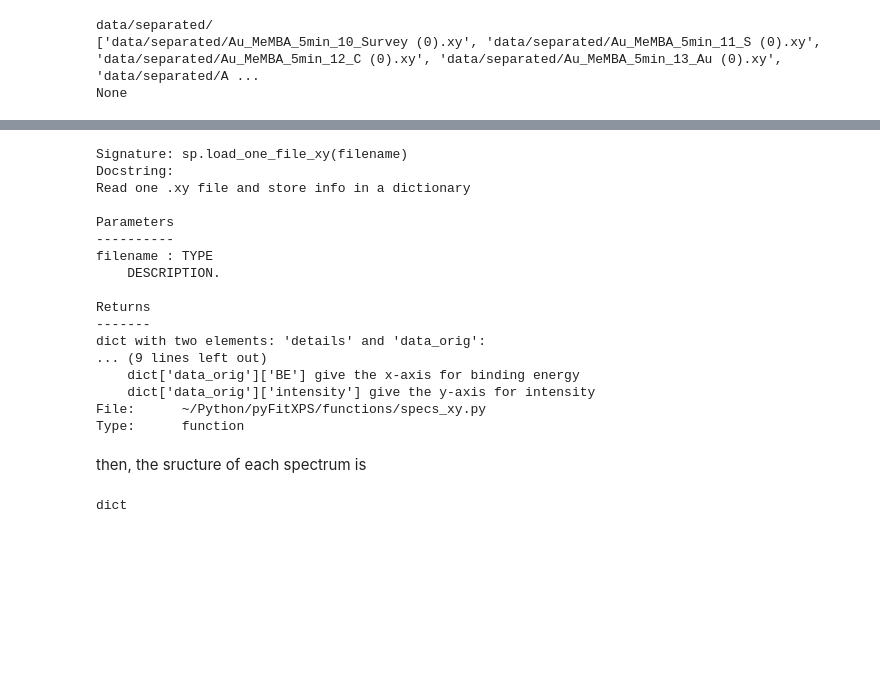
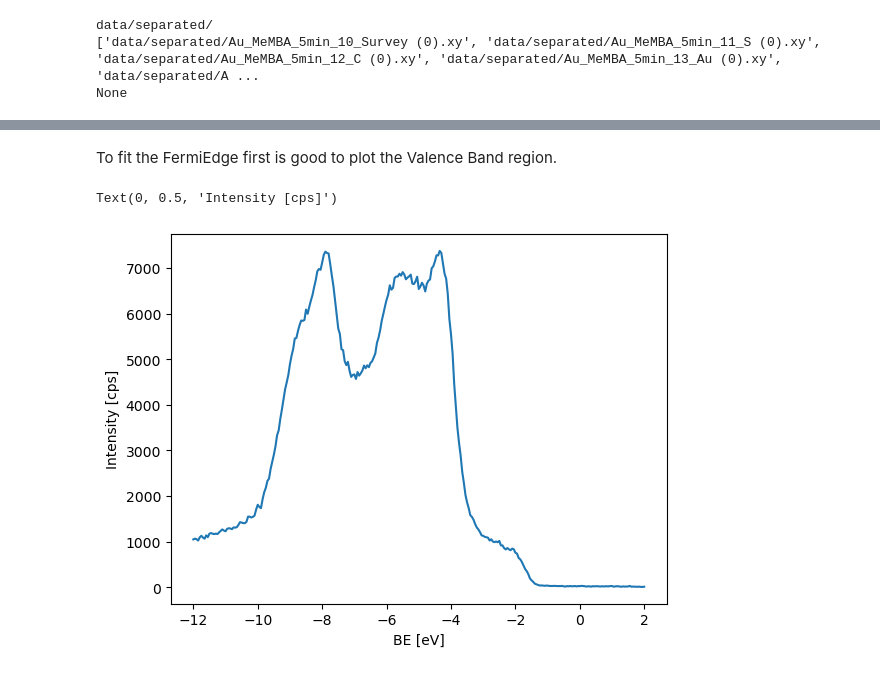
Before and after one commit to JulioAzcarate/pyFitXPS, a Jupyter notebook: examples/02_Fit_FermiEdge_and _correct_energy_scale.ipynb, the cells around one changed output, grey strips where cells are left out. Drawn from its saved outputs; the diff is of its cells as text; code cells hidden in the pictures; blank space fills up the shorter version.

Commit message:
FermiEdge fit, and plot inproved

```diff
--- a/examples/02_Fit_FermiEdge_and _correct_energy_scale.ipynb
+++ b/examples/02_Fit_FermiEdge_and _correct_energy_scale.ipynb
@@ -31,31 +30,14 @@ the module `specs_xy` have the function `load_one_file_xy()`. The data is loaded
-# %%
-sp.load_one_file_xy?
-# %% [output]
-Signature: sp.load_one_file_xy(filename)
-Docstring:
-Read one .xy file and store info in a dictionary
-
-Parameters
-----------
-filename : TYPE
-    DESCRIPTION.
-
-Returns
--------
-dict with two elements: 'details' and 'data_orig':
-... (9 lines left out)
-    dict['data_orig']['BE'] give the x-axis for binding energy
-    dict['data_orig']['intensity'] give the y-axis for intensity
-File:      ~/Python/pyFitXPS/functions/specs_xy.py
-Type:      function
 # %%
 survey = sp.load_one_file_xy('data/separated/Au_MeMBA_5min_10_Survey (0).xy')
 VB_0 = sp.load_one_file_xy('data/separated/Au_MeMBA_5min_14_VB (0).xy')
 Au_0 = sp.load_one_file_xy('data/separated/Au_MeMBA_5min_13_Au (0).xy')
 S_0 = sp.load_one_file_xy('data/separated/Au_MeMBA_5min_11_S (0).xy')
-# %% [markdown]
-then, the sructure of each spectrum is
-# %%
-type(survey)
-# %% [output]
-dict
+# %% [markdown]
+To fit the FermiEdge first is good to plot the Valence Band region.
+# %%
+plt.plot(VB_0['data_orig']['BE'],VB_0['data_orig']['intensity'])
+plt.xlabel('BE [eV]')
+plt.ylabel('Intensity [cps]')
+# %% [output]
+Text(0, 0.5, 'Intensity [cps]')
+[figure, added]
```
Also changed, not shown: parts of 26 cells of this notebook.
